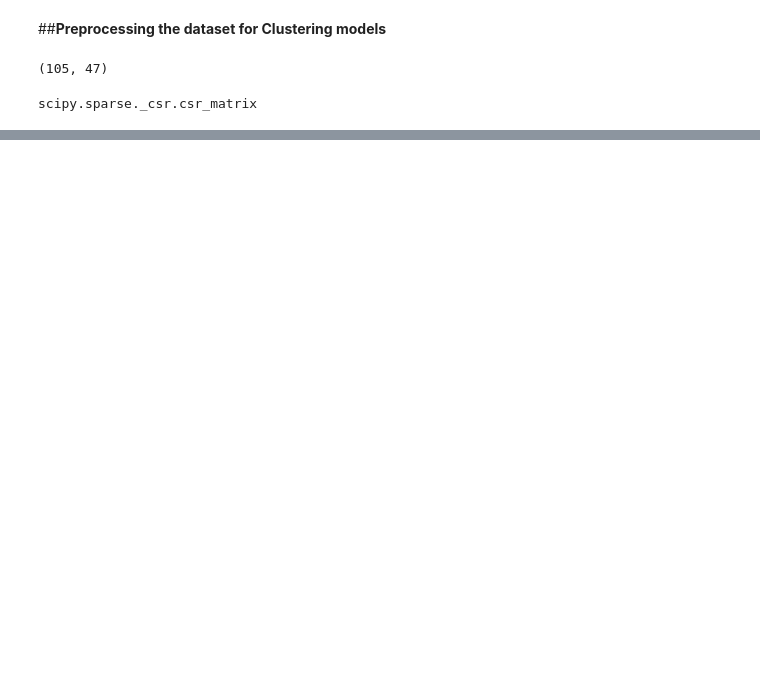
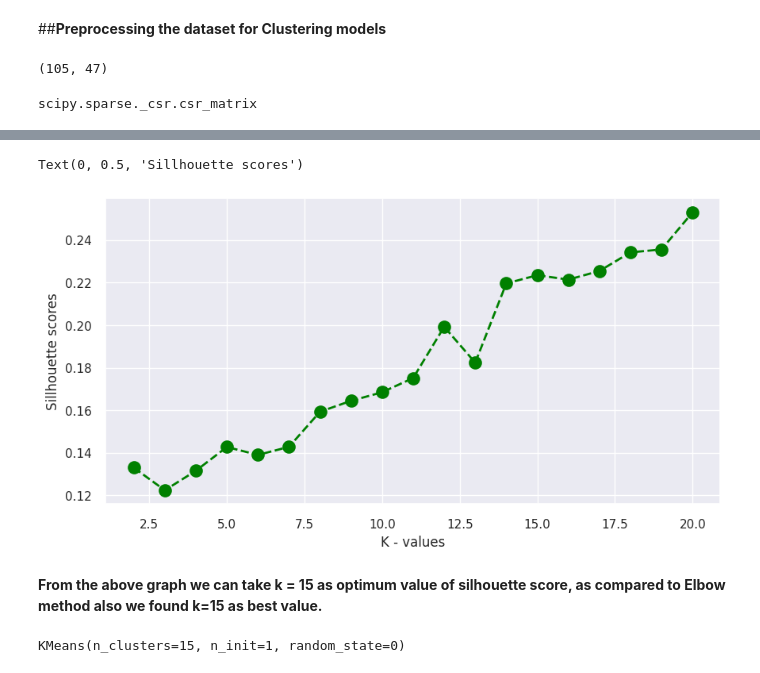
Before and after one commit to nehaa54/ZOMATO_RESTAURANT_CLUSTERING-, a Jupyter notebook: UNSUPERVISED_ML.ipynb, the cells around one changed output, grey strips where cells are left out. Saved outputs shown, nothing was run; the diff lists cells and outputs as text; code cells hidden in the pictures; blank space fills up the shorter version.

```diff
--- a/UNSUPERVISED_ML.ipynb
+++ b/UNSUPERVISED_ML.ipynb
@@ -585,0 +766,12 @@ scipy.sparse._csr.csr_matrix
+# %%
+x = list(sillhouette_cluster_values.keys())
+y = list(sillhouette_cluster_values.values())
+plt.figure(figsize=(10,5))
+plt.plot(x, y, color='green', marker='o', linestyle='dashed', linewidth=2, markersize=12)
+plt.xlabel("K - values")
+plt.ylabel("Sillhouette scores")
+# %% [output]
+Text(0, 0.5, 'Sillhouette scores')
+[figure, added]
+# %% [markdown]
+**From the above graph we can take k = 15 as optimum value of silhouette score, as compared to Elbow method also we found k=15 as best value.**
@@ -585,0 +782,5 @@ scipy.sparse._csr.csr_matrix
+# %%
+# MOdel fit
+kmeans.fit(X)
+# %% [output]
+KMeans(n_clusters=15, n_init=1, random_state=0)
```
Also changed, not shown: parts of 33 cells of this notebook.
